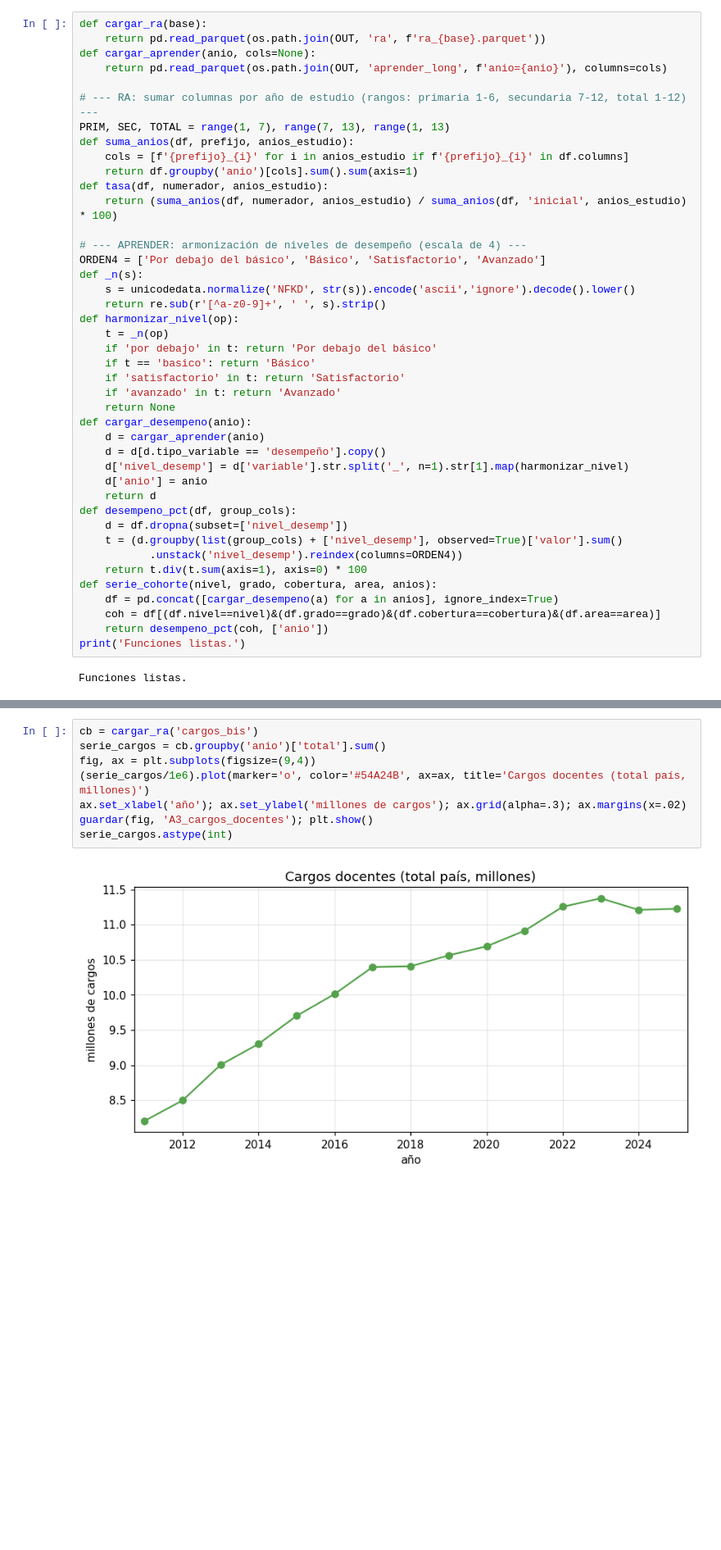
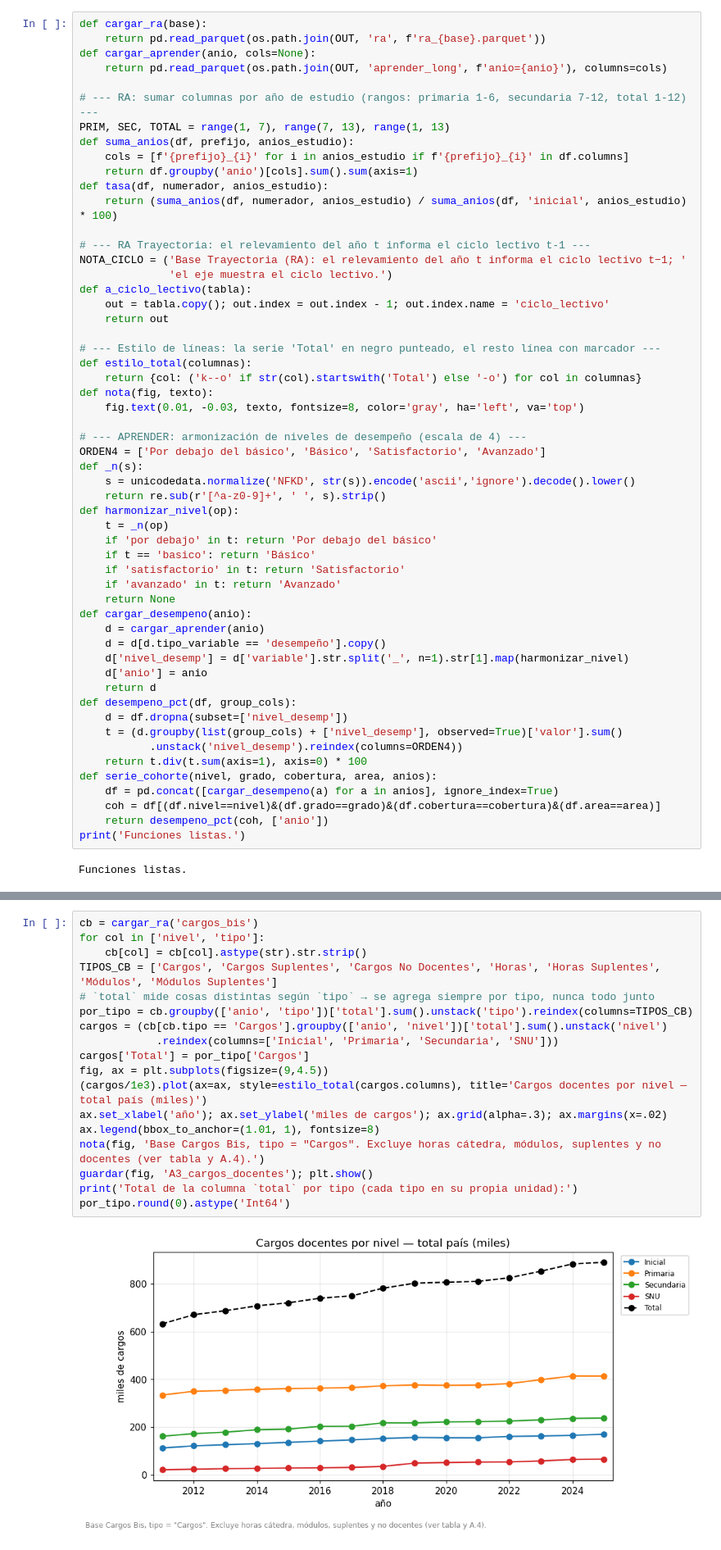
Before and after one commit to santiagoriverti/analisis_pruebas_aprender, a Jupyter notebook: 01_analisis.ipynb, the cells around one changed output, grey strips where cells are left out. Shown at 82% size. Saved outputs shown, nothing was run; the diff lists cells and outputs as text; blank space fills up the shorter version.

```diff
--- a/01_analisis.ipynb
+++ b/01_analisis.ipynb
@@ -70,6 +80,19 @@ def suma_anios(df, prefijo, anios_estudio):
     return df.groupby('anio')[cols].sum().sum(axis=1)
 def tasa(df, numerador, anios_estudio):
     return (suma_anios(df, numerador, anios_estudio) / suma_anios(df, 'inicial', anios_estudio) * 100)
+
+# --- RA Trayectoria: el relevamiento del año t informa el ciclo lectivo t-1 ---
+NOTA_CICLO = ('Base Trayectoria (RA): el relevamiento del año t informa el ciclo lectivo t−1; '
+              'el eje muestra el ciclo lectivo.')
+def a_ciclo_lectivo(tabla):
+    out = tabla.copy(); out.index = out.index - 1; out.index.name = 'ciclo_lectivo'
+    return out
+
+# --- Estilo de líneas: la serie 'Total' en negro punteado, el resto línea con marcador ---
+def estilo_total(columnas):
+    return {col: ('k--o' if str(col).startswith('Total') else '-o') for col in columnas}
+def nota(fig, texto):
+    fig.text(0.01, -0.03, texto, fontsize=8, color='gray', ha='left', va='top')
 
 # --- APRENDER: armonización de niveles de desempeño (escala de 4) ---
 ORDEN4 = ['Por debajo del básico', 'Básico', 'Satisfactorio', 'Avanzado']
@@ -209,10 +239,20 @@ Total de cargos/horas docentes (base *Cargos Bis*), en aumento sostenido.
 # %%
 cb = cargar_ra('cargos_bis')
-serie_cargos = cb.groupby('anio')['total'].sum()
-fig, ax = plt.subplots(figsize=(9,4))
-(serie_cargos/1e6).plot(marker='o', color='#54A24B', ax=ax, title='Cargos docentes (total país, millones)')
-ax.set_xlabel('año'); ax.set_ylabel('millones de cargos'); ax.grid(alpha=.3); ax.margins(x=.02)
+for col in ['nivel', 'tipo']:
+    cb[col] = cb[col].astype(str).str.strip()
+TIPOS_CB = ['Cargos', 'Cargos Suplentes', 'Cargos No Docentes', 'Horas', 'Horas Suplentes', 'Módulos', 'Módulos Suplentes']
+# `total` mide cosas distintas según `tipo` → se agrega siempre por tipo, nunca todo junto
+por_tipo = cb.groupby(['anio', 'tipo'])['total'].sum().unstack('tipo').reindex(columns=TIPOS_CB)
+cargos = (cb[cb.tipo == 'Cargos'].groupby(['anio', 'nivel'])['total'].sum().unstack('nivel')
+            .reindex(columns=['Inicial', 'Primaria', 'Secundaria', 'SNU']))
+cargos['Total'] = por_tipo['Cargos']
+fig, ax = plt.subplots(figsize=(9,4.5))
+(cargos/1e3).plot(ax=ax, style=estilo_total(cargos.columns), title='Cargos docentes por nivel — total país (miles)')
+ax.set_xlabel('año'); ax.set_ylabel('miles de cargos'); ax.grid(alpha=.3); ax.margins(x=.02)
+ax.legend(bbox_to_anchor=(1.01, 1), fontsize=8)
+nota(fig, 'Base Cargos Bis, tipo = "Cargos". Excluye horas cátedra, módulos, suplentes y no docentes (ver tabla y A.4).')
 guardar(fig, 'A3_cargos_docentes'); plt.show()
-serie_cargos.astype(int)
+print('Total de la columna `total` por tipo (cada tipo en su propia unidad):')
+por_tipo.round(0).astype('Int64')
 # %% [output]
-[figure, old version]
+[figure, new version]
```
Also changed, not shown: parts of 17 cells of this notebook, 3 other files.
